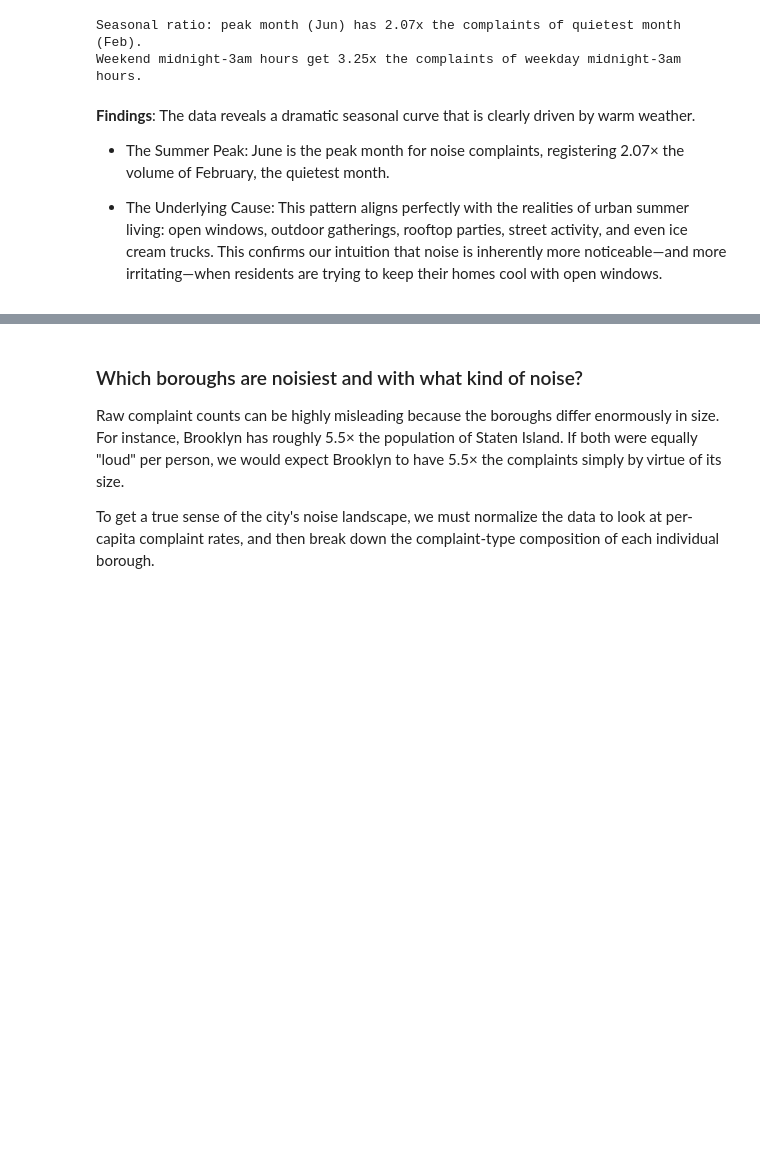
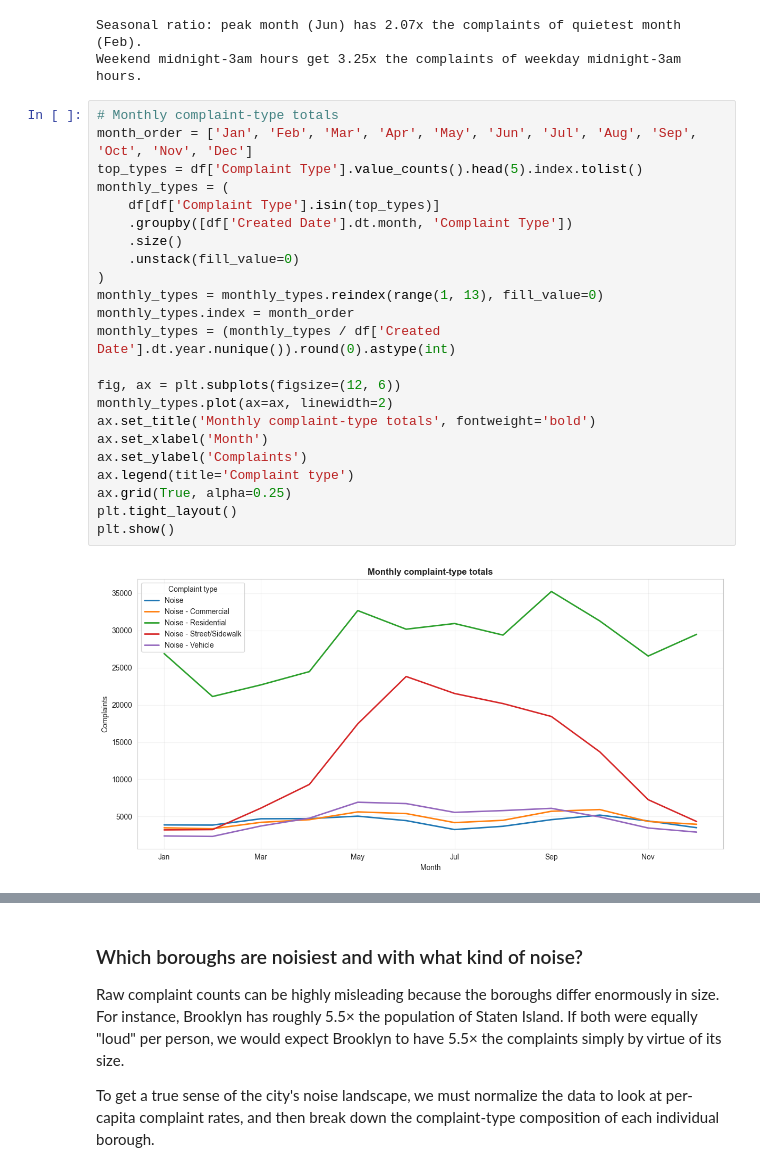
Before and after one commit to thorrila/sda_final_project, a Jupyter notebook: notebook/notebook.ipynb, the cells around one changed output, grey strips where cells are left out. Cells and saved outputs as stored; diff of their text form; blank space fills up the shorter version.

Commit message:
added 3 new graphs with description to the DA part

```diff
--- a/notebook/notebook.ipynb
+++ b/notebook/notebook.ipynb
@@ -548,9 +548,28 @@ print(f"Weekend midnight-3am hours get {ratio:.2f}x the complaints of weekday mi
 [figure]
 Seasonal ratio: peak month (Jun) has 2.07x the complaints of quietest month (Feb).
 Weekend midnight-3am hours get 3.25x the complaints of weekday midnight-3am hours.
-# %% [markdown]
-**Findings**: The data reveals a dramatic seasonal curve that is clearly driven by warm weather.
-
-- The Summer Peak: June is the peak month for noise complaints, registering 2.07× the volume of February, the quietest month.
-
-- The Underlying Cause: This pattern aligns perfectly with the realities of urban summer living: open windows, outdoor gatherings, rooftop parties, street activity, and even ice cream trucks. This confirms our intuition that noise is inherently more noticeable—and more irritating—when residents are trying to keep their homes cool with open windows.
+# %%
+# Monthly complaint-type totals
+month_order = ['Jan', 'Feb', 'Mar', 'Apr', 'May', 'Jun', 'Jul', 'Aug', 'Sep', 'Oct', 'Nov', 'Dec']
+top_types = df['Complaint Type'].value_counts().head(5).index.tolist()
+monthly_types = (
+    df[df['Complaint Type'].isin(top_types)]
+    .groupby([df['Created Date'].dt.month, 'Complaint Type'])
+    .size()
+    .unstack(fill_value=0)
+)
+monthly_types = monthly_types.reindex(range(1, 13), fill_value=0)
+monthly_types.index = month_order
+monthly_types = (monthly_types / df['Created Date'].dt.year.nunique()).round(0).astype(int)
+
+fig, ax = plt.subplots(figsize=(12, 6))
+monthly_types.plot(ax=ax, linewidth=2)
+ax.set_title('Monthly complaint-type totals', fontweight='bold')
+ax.set_xlabel('Month')
+ax.set_ylabel('Complaints')
+ax.legend(title='Complaint type')
+ax.grid(True, alpha=0.25)
+plt.tight_layout()
+plt.show()
+# %% [output]
+[figure, added]
```
Also changed, not shown: parts of 8 cells of this notebook.
